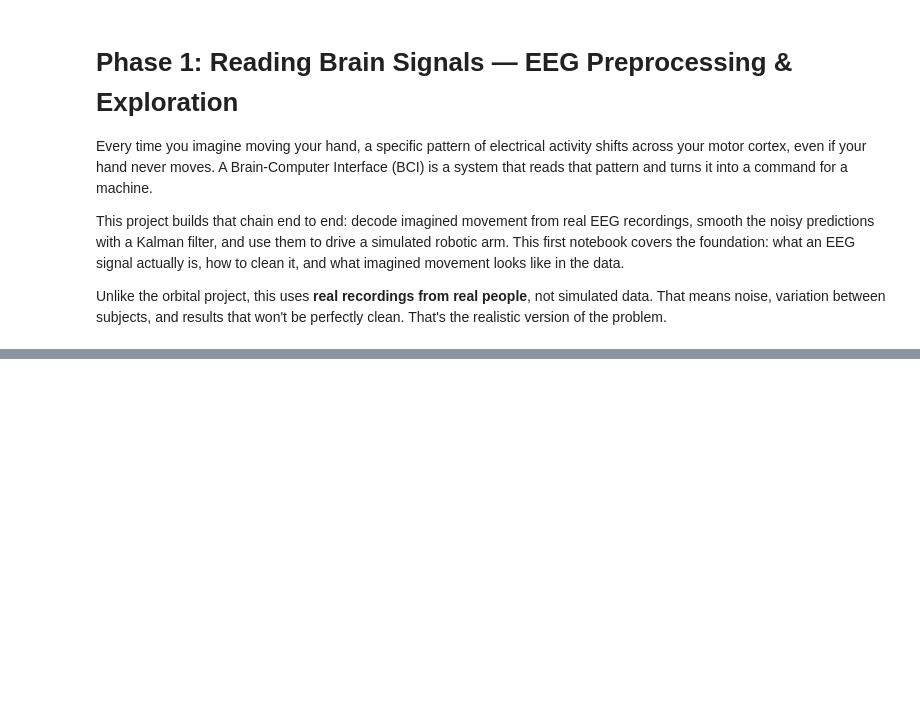
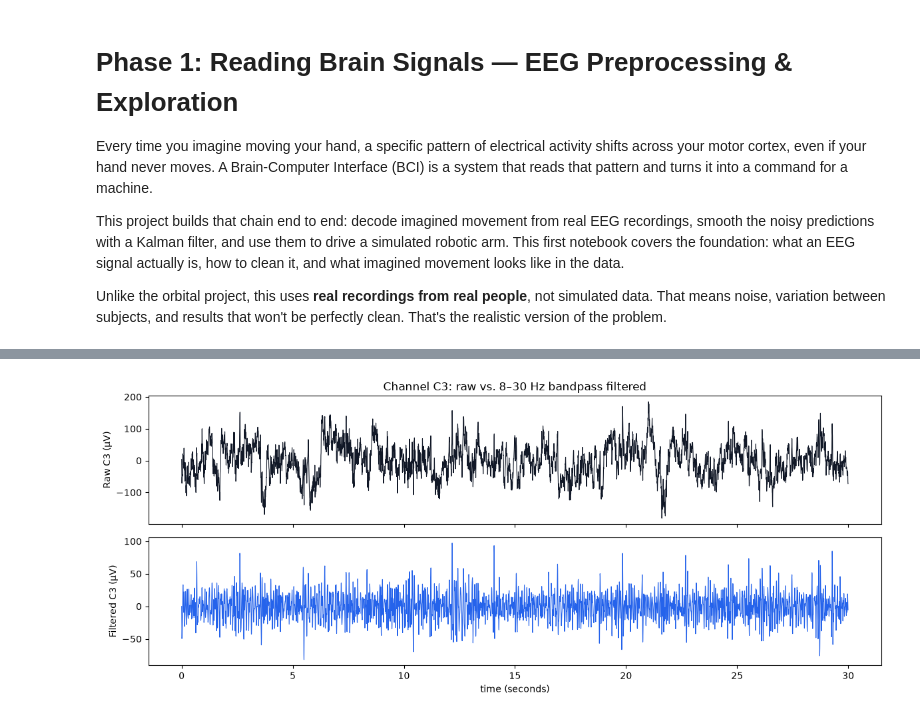
Before and after one commit to VicDeni/brain-controlled-robotic-arm, a Jupyter notebook: notebooks/01_eeg_preprocessing_exploration.ipynb, the cells around one changed output, grey strips where cells are left out. Cells and saved outputs as stored; diff of their text form; code cells hidden in the pictures; blank space fills up the shorter version.

```diff
--- a/notebooks/01_eeg_preprocessing_exploration.ipynb
+++ b/notebooks/01_eeg_preprocessing_exploration.ipynb
@@ -20,0 +120,21 @@ ModuleNotFoundError: No module named 'mne'
+# %%
+# Applies an 8-30 Hz bandpass filter and compares raw vs. filtered signal on channel C3
+raw_filt = raw.copy().filter(l_freq=8.0, h_freq=30.0, verbose=False)
+
+start, stop = 0, 30
+sfreq = raw.info["sfreq"]
+window = slice(int(start * sfreq), int(stop * sfreq))
+raw_c3, times = raw[["C3"], window]
+filt_c3, _ = raw_filt[["C3"], window]
+
+fig, axes = plt.subplots(2, 1, figsize=(12, 5), sharex=True)
+axes[0].plot(times, raw_c3[0] * 1e6, color="#111827", linewidth=0.8)
+axes[0].set_ylabel("Raw C3 (µV)")
+axes[1].plot(times, filt_c3[0] * 1e6, color="#2563eb", linewidth=0.8)
+axes[1].set_ylabel("Filtered C3 (µV)")
+axes[1].set_xlabel("time (seconds)")
+axes[0].set_title("Channel C3: raw vs. 8–30 Hz bandpass filtered")
+plt.tight_layout()
+plt.show()
+# %% [output]
+[figure, added]
```
Also changed, not shown: parts of 12 cells of this notebook, 6 other files.
